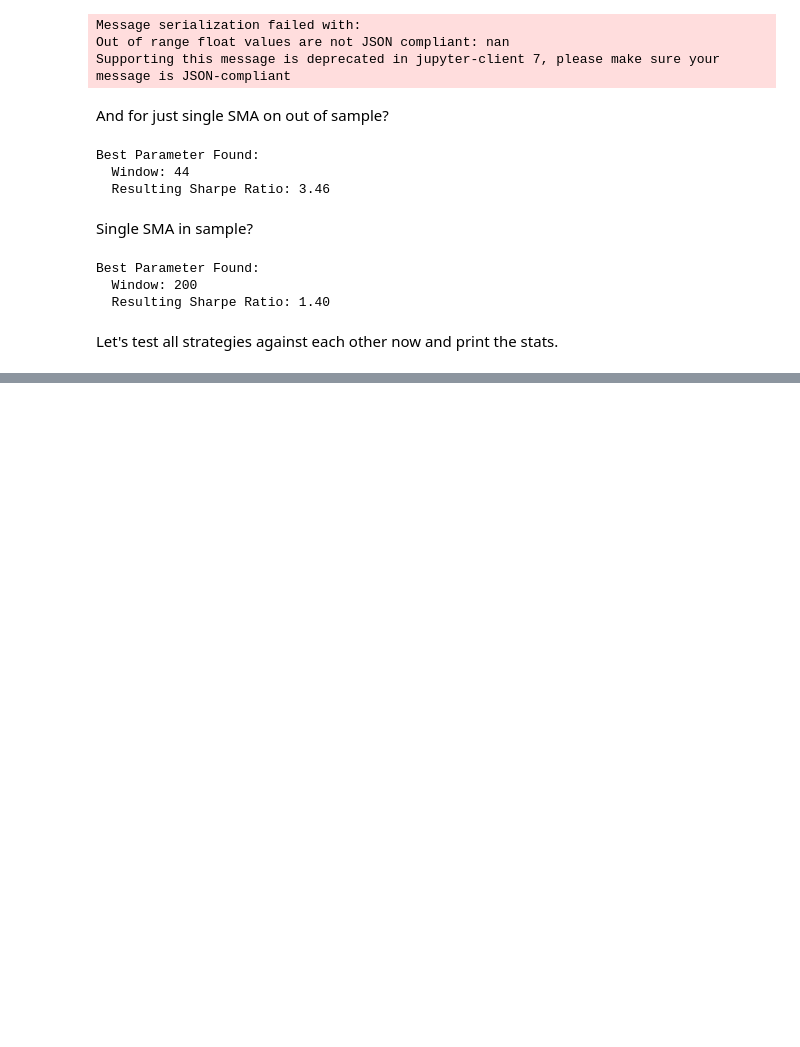
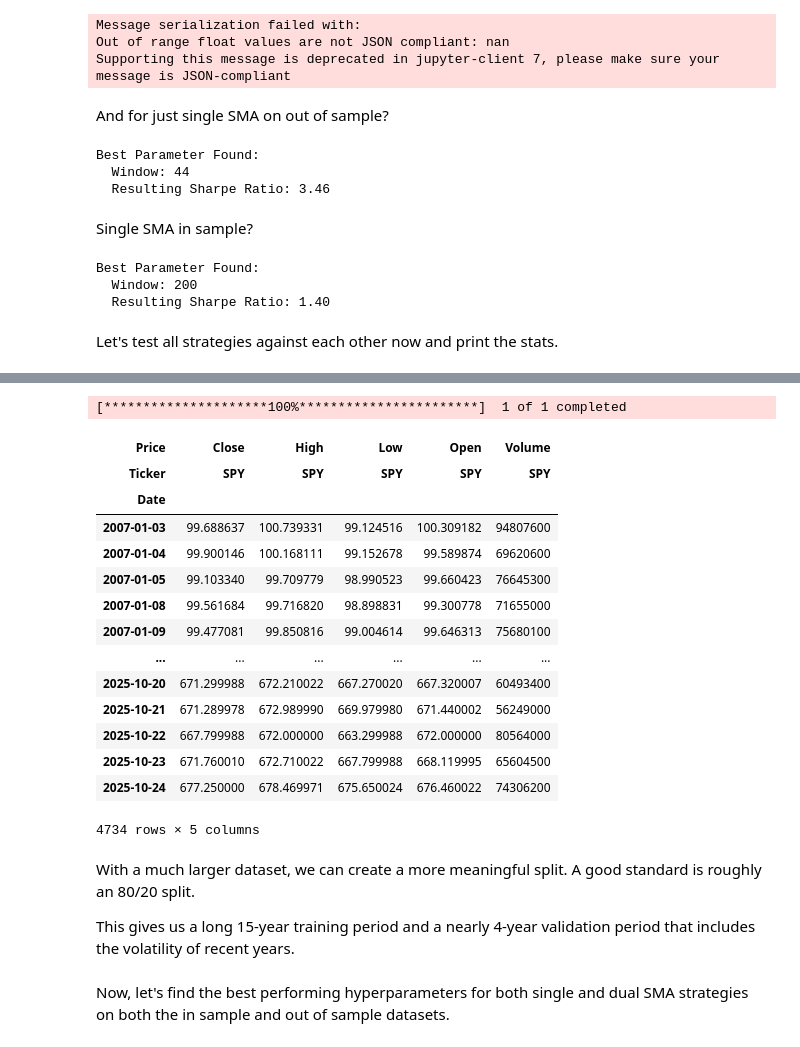
Before and after one commit to Tiger-Quant/demos2025, a Jupyter notebook: october22.ipynb, the cells around one changed output, grey strips where cells are left out. Saved outputs shown, nothing was run; the diff lists cells and outputs as text; code cells hidden in the pictures; blank space fills up the shorter version.

```diff
--- a/october22.ipynb
+++ b/october22.ipynb
@@ -595,0 +598,24 @@ For every strategy except `SMA_2_90`, the Avg winning trade [%] and avg winning
+# %%
+data = yf.download('SPY', start='2007-01-01', auto_adjust=True)
+data
+# %% [output]
+[*********************100%***********************]  1 of 1 completed
+| Price | Close | High | Low | Open | Volume |
+| Ticker | SPY | SPY | SPY | SPY | SPY |
+| Date |  |  |  |  |  |
+| 2007-01-03 | 99.688637 | 100.739331 | 99.124516 | 100.309182 | 94807600 |
+| 2007-01-04 | 99.900146 | 100.168111 | 99.152678 | 99.589874 | 69620600 |
+| 2007-01-05 | 99.103340 | 99.709779 | 98.990523 | 99.660423 | 76645300 |
+| 2007-01-08 | 99.561684 | 99.716820 | 98.898831 | 99.300778 | 71655000 |
+| 2007-01-09 | 99.477081 | 99.850816 | 99.004614 | 99.646313 | 75680100 |
+| ... | ... | ... | ... | ... | ... |
+| 2025-10-20 | 671.299988 | 672.210022 | 667.270020 | 667.320007 | 60493400 |
+| 2025-10-21 | 671.289978 | 672.989990 | 669.979980 | 671.440002 | 56249000 |
+| 2025-10-22 | 667.799988 | 672.000000 | 663.299988 | 672.000000 | 80564000 |
+| 2025-10-23 | 671.760010 | 672.710022 | 667.799988 | 668.119995 | 65604500 |
+| 2025-10-24 | 677.250000 | 678.469971 | 675.650024 | 676.460022 | 74306200 |
+4734 rows × 5 columns
+# %% [markdown]
+With a much larger dataset, we can create a more meaningful split. A good standard is roughly an 80/20 split.
+
+This gives us a long 15-year training period and a nearly 4-year validation period that includes the volatility of recent years.
@@ -595,0 +627,2 @@ For every strategy except `SMA_2_90`, the Avg winning trade [%] and avg winning
+# %% [markdown]
+Now, let's find the best performing hyperparameters for both single and dual SMA strategies on both the in sample and out of sample datasets.
```
Also changed, not shown: parts of 20 cells of this notebook.
